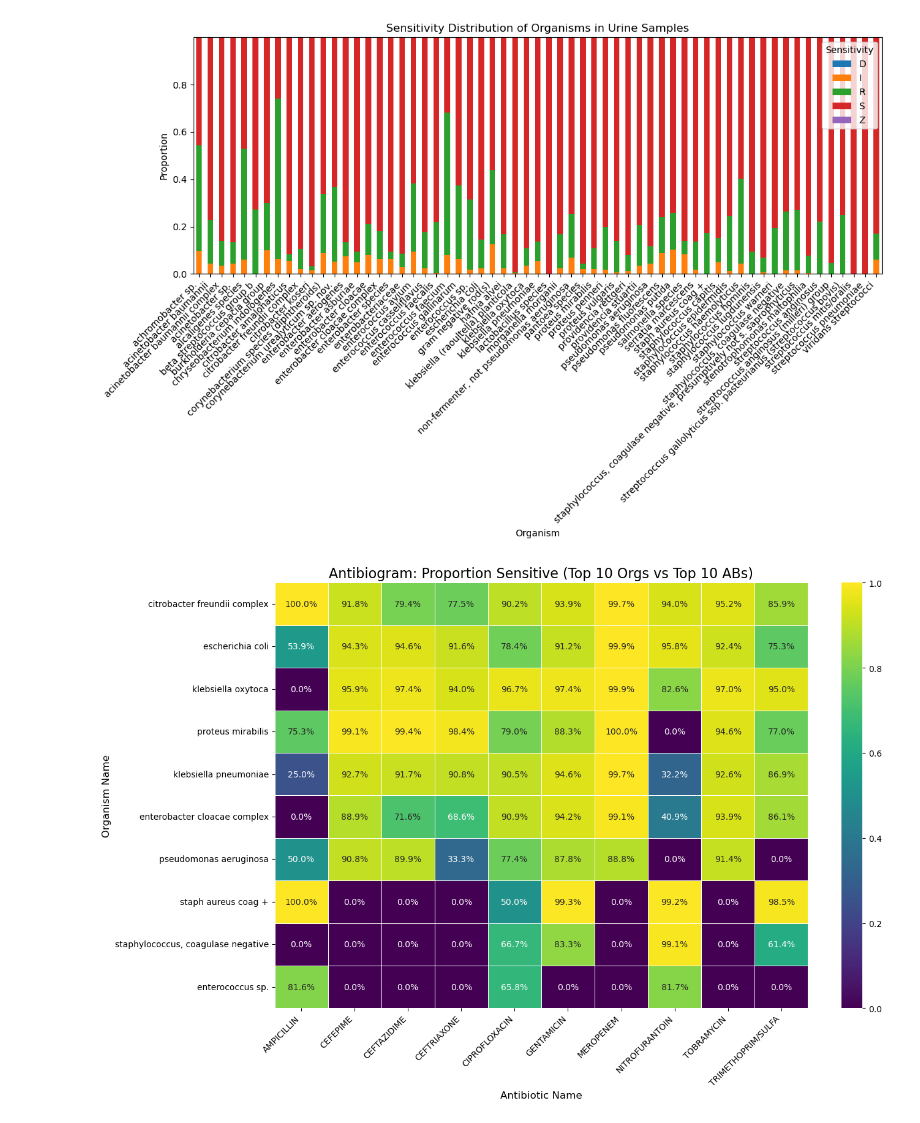
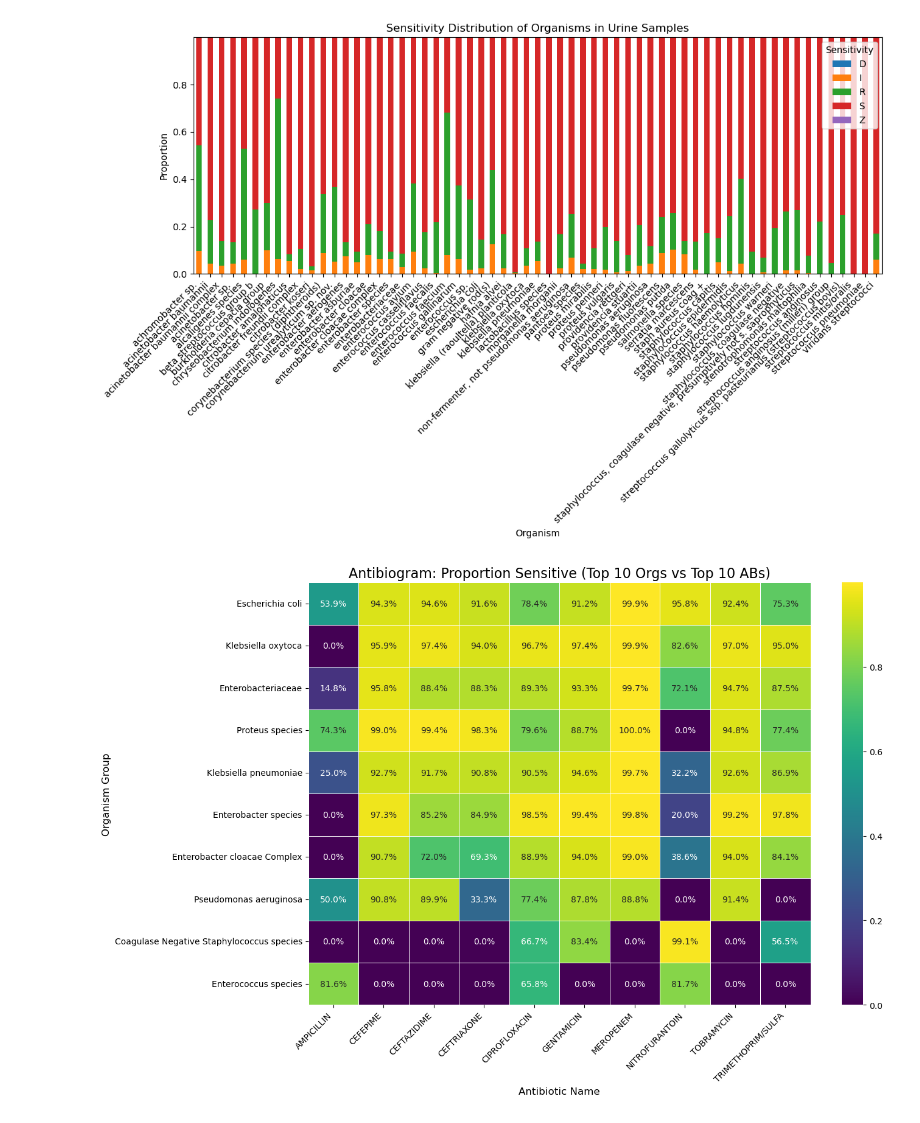
Before and after one commit to dstone42/Huzzah, a Jupyter notebook: source/cleaned_antibiogram.ipynb, the cells around one changed output. Saved outputs shown, nothing was run; the diff lists cells and outputs as text; code cells hidden in the pictures.

Commit message:
Updated to org_group from org_name

```diff
--- a/source/cleaned_antibiogram.ipynb
+++ b/source/cleaned_antibiogram.ipynb
@@ -73,12 +73,12 @@ plt.show()
 # %% [output]
 [figure]
 # %%
-top_orgs = urine_samples["org_name"].value_counts().nlargest(10).index
+top_orgs = urine_samples["org_group"].value_counts().nlargest(10).index
 top_abs = urine_samples["ab_name"].value_counts().nlargest(10).index
 
 # 2. Filter
 filtered_df = urine_samples[
-    urine_samples["org_name"].isin(top_orgs) &
+    urine_samples["org_group"].isin(top_orgs) &
     urine_samples["ab_name"].isin(top_abs)
 ].copy()
 
@@ -86,33 +86,33 @@ filtered_df = urine_samples[
 filtered_df['is_sensitive'] = (filtered_df['interpretation'] == 'S').astype(int)
 
 # 4. Pivot Table: calculates the mean of 1s and 0s (which is the proportion)
 heatmap_matrix = filtered_df.pivot_table(
-    index="org_name",
+    index="org_group",
     columns="ab_name",
     values="is_sensitive",
     aggfunc="mean"
 ).fillna(0)
 
 # 5. Optional: Sort by most sensitive organism to make the plot "cleaner"
 heatmap_matrix = heatmap_matrix.loc[heatmap_matrix.mean(axis=1).sort_values(ascending=False).index]
 
 # 6. Plot
 plt.figure(figsize=(14, 9))
 sns.heatmap(
     heatmap_matrix,
     annot=True,
     fmt=".1%", # Displays as percentage (e.g., 85.0%)
     cmap="viridis",
     linewidths=.5
 )
 
 plt.title("Antibiogram: Proportion Sensitive (Top 10 Orgs vs Top 10 ABs)", fontsize=16)
 plt.xlabel("Antibiotic Name", fontsize=12)
-plt.ylabel("Organism Name", fontsize=12)
+plt.ylabel("Organism Group", fontsize=12)
 plt.xticks(rotation=45, ha="right")
 plt.tight_layout()
 #to save the figure, uncomment the line below and specify the path
 #plt.savefig("antibiogram_heatmap.png", dpi=300)
 plt.show()
 # %% [output]
-[figure, old version]
+[figure, new version]
```
